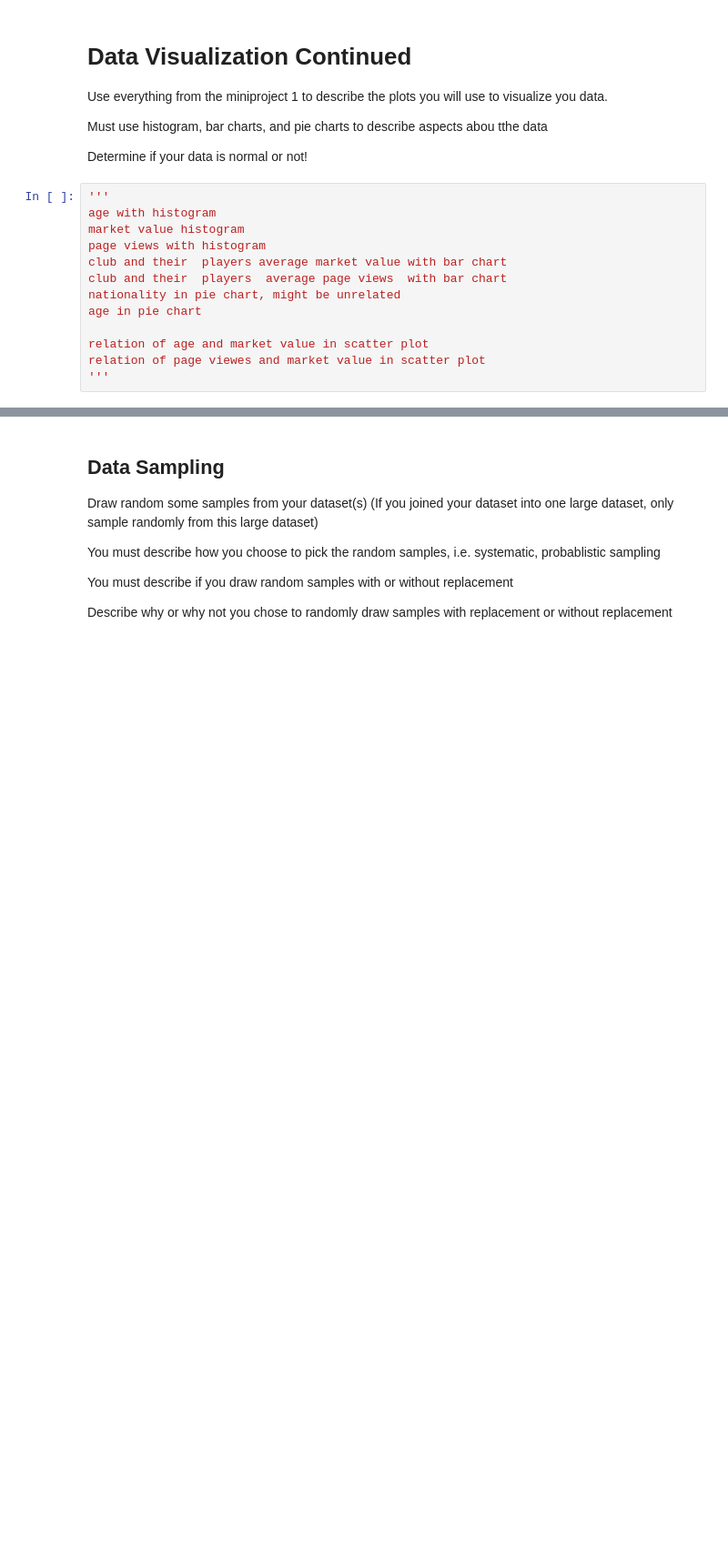
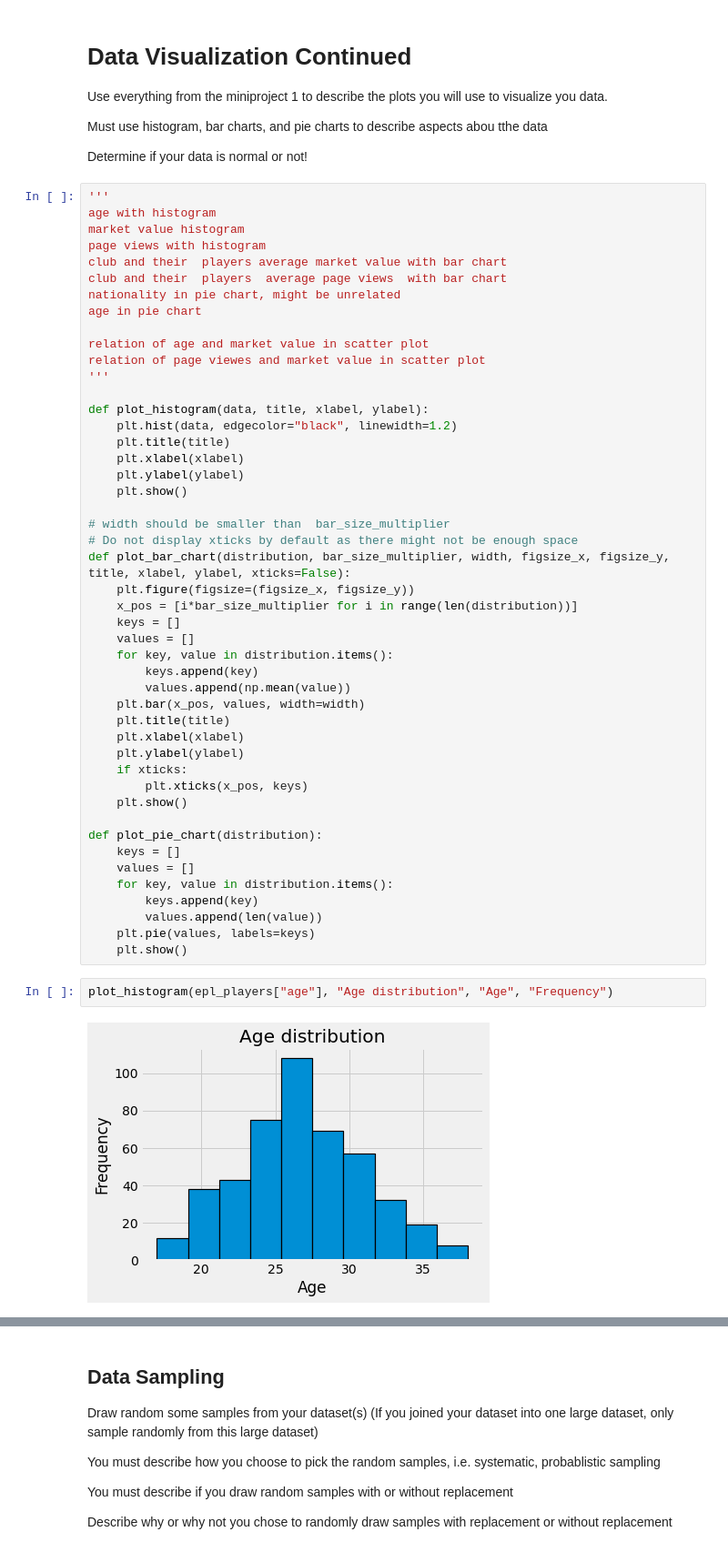
Before and after one commit to Sanzv/epl-players, a Jupyter notebook: final-project.ipynb, the cells around one changed output, grey strips where cells are left out. Shown: that part at 91% size. Saved outputs shown, nothing was run; the diff lists cells and outputs as text; blank space fills up the shorter version.

Commit message:
Chart methods

```diff
--- a/final-project.ipynb
+++ b/final-project.ipynb
@@ -234,3 +159,41 @@ age in pie chart
 relation of age and market value in scatter plot
 relation of page viewes and market value in scatter plot
 '''
+
+def plot_histogram(data, title, xlabel, ylabel):
+    plt.hist(data, edgecolor="black", linewidth=1.2)
+    plt.title(title)
+    plt.xlabel(xlabel)
+    plt.ylabel(ylabel)
+    plt.show()
+
+# width should be smaller than  bar_size_multiplier
+# Do not display xticks by default as there might not be enough space
+def plot_bar_chart(distribution, bar_size_multiplier, width, figsize_x, figsize_y, title, xlabel, ylabel, xticks=False):
+    plt.figure(figsize=(figsize_x, figsize_y))
+    x_pos = [i*bar_size_multiplier for i in range(len(distribution))]
+    keys = []
+    values = []
+    for key, value in distribution.items():
+        keys.append(key)
+        values.append(np.mean(value))
+    plt.bar(x_pos, values, width=width)
+    plt.title(title)
+    plt.xlabel(xlabel)
+    plt.ylabel(ylabel)
+    if xticks:
+        plt.xticks(x_pos, keys)
+    plt.show()
+
+def plot_pie_chart(distribution):
+    keys = []
+    values = []
+    for key, value in distribution.items():
+        keys.append(key)
+        values.append(len(value))
+    plt.pie(values, labels=keys)
+    plt.show()
+# %%
+plot_histogram(epl_players["age"], "Age distribution", "Age", "Frequency")
+# %% [output]
+[figure, added]
```
Also changed, not shown: parts of 9 cells of this notebook.
